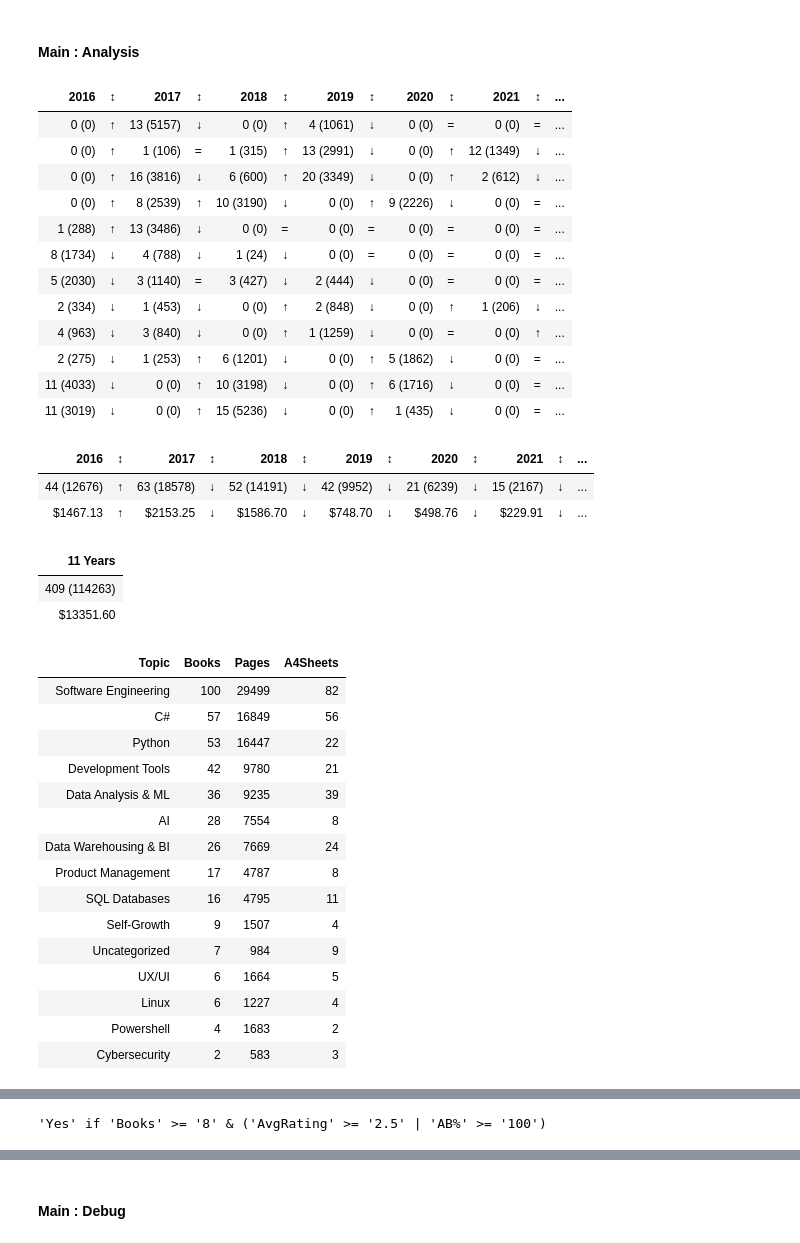
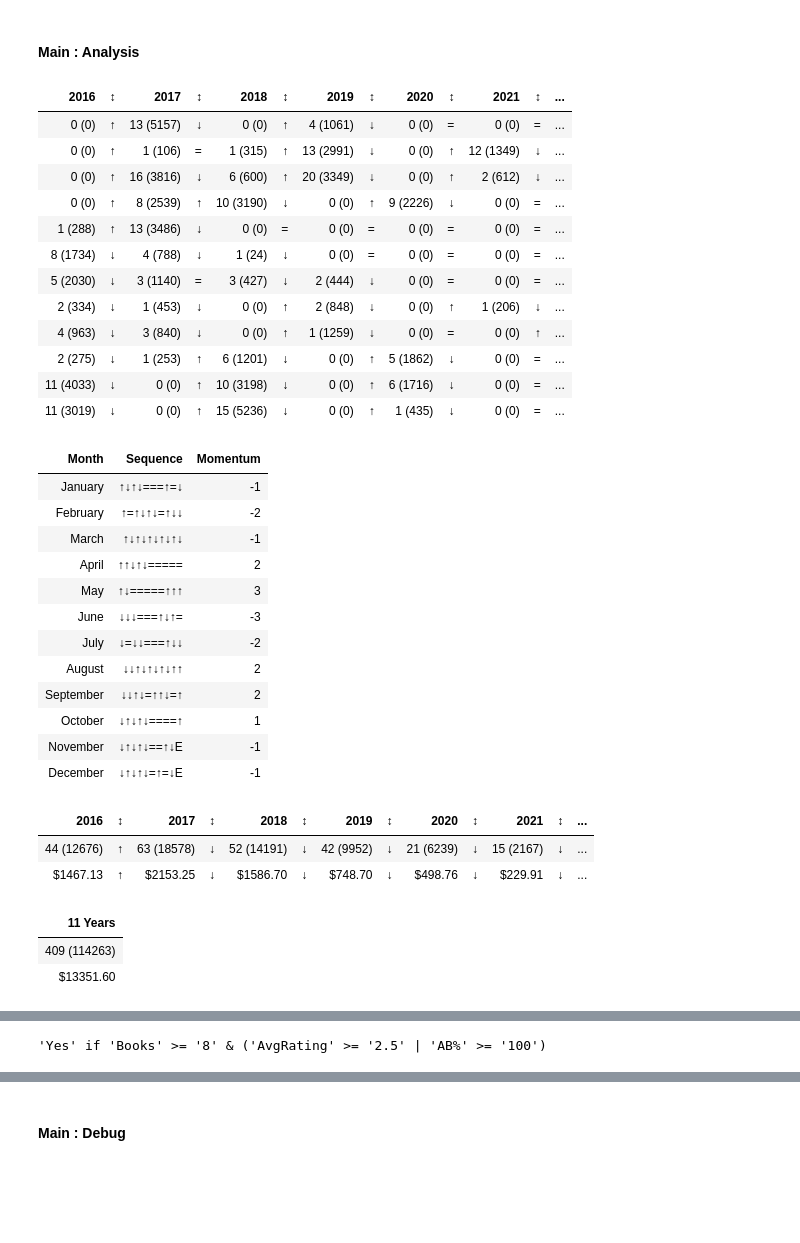
Before and after one commit to numbworks/nwreadinglist, a Jupyter notebook: src/nwreadinglist.ipynb, the cells around one changed output, grey strips where cells are left out. Cells and saved outputs as stored; diff of their text form; code cells hidden in the pictures; blank space fills up the shorter version.

Commit message:
#55 TimeTrackingProcessorg, added support for process_rls_by_month_mom.

```diff
--- a/src/nwreadinglist.ipynb
+++ b/src/nwreadinglist.ipynb
@@ -45,49 +42,49 @@ rl_processor.initialize()
 # %%
+rl_processor : ReadingListProcessor = ReadingListProcessor(component_bag = ComponentBag(), setting_bag = setting_bag)
+rl_processor.initialize()
 rl_processor.process_rls_by_month()
+rl_processor.process_rls_by_month_mom()
 rl_processor.process_rls_by_year()
 rl_processor.process_rls_by_range()
 rl_processor.process_rls_by_topic()
 rl_processor.process_rls_by_topic_trend()
 rl_processor.process_rls_by_publisher()
 rl_processor.process_rls_by_rating()
 rl_processor.process_rl_rating_five()
 rl_processor.process_rls_by_underlines()
 rl_processor.process_rl_most_underlines()
 rl_processor.process_definitions()
 rl_processor.save_as_report()
 # %% [output]
 | 2016 | ↕ | 2017 | ↕ | 2018 | ↕ | 2019 | ↕ | 2020 | ↕ | 2021 | ↕ | ... |
 | 0 (0) | ↑ | 13 (5157) | ↓ | 0 (0) | ↑ | 4 (1061) | ↓ | 0 (0) | = | 0 (0) | = | ... |
 | 0 (0) | ↑ | 1 (106) | = | 1 (315) | ↑ | 13 (2991) | ↓ | 0 (0) | ↑ | 12 (1349) | ↓ | ... |
 | 0 (0) | ↑ | 16 (3816) | ↓ | 6 (600) | ↑ | 20 (3349) | ↓ | 0 (0) | ↑ | 2 (612) | ↓ | ... |
 | 0 (0) | ↑ | 8 (2539) | ↑ | 10 (3190) | ↓ | 0 (0) | ↑ | 9 (2226) | ↓ | 0 (0) | = | ... |
 | 1 (288) | ↑ | 13 (3486) | ↓ | 0 (0) | = | 0 (0) | = | 0 (0) | = | 0 (0) | = | ... |
 | 8 (1734) | ↓ | 4 (788) | ↓ | 1 (24) | ↓ | 0 (0) | = | 0 (0) | = | 0 (0) | = | ... |
 | 5 (2030) | ↓ | 3 (1140) | = | 3 (427) | ↓ | 2 (444) | ↓ | 0 (0) | = | 0 (0) | = | ... |
 | 2 (334) | ↓ | 1 (453) | ↓ | 0 (0) | ↑ | 2 (848) | ↓ | 0 (0) | ↑ | 1 (206) | ↓ | ... |
 | 4 (963) | ↓ | 3 (840) | ↓ | 0 (0) | ↑ | 1 (1259) | ↓ | 0 (0) | = | 0 (0) | ↑ | ... |
 | 2 (275) | ↓ | 1 (253) | ↑ | 6 (1201) | ↓ | 0 (0) | ↑ | 5 (1862) | ↓ | 0 (0) | = | ... |
 | 11 (4033) | ↓ | 0 (0) | ↑ | 10 (3198) | ↓ | 0 (0) | ↑ | 6 (1716) | ↓ | 0 (0) | = | ... |
 | 11 (3019) | ↓ | 0 (0) | ↑ | 15 (5236) | ↓ | 0 (0) | ↑ | 1 (435) | ↓ | 0 (0) | = | ... |
-| 2016 | ↕ | 2017 | ↕ | 2018 | ↕ | 2019 | ↕ | 2020 | ↕ | 2021 | ↕ | ... |
-| 44 (12676) | ↑ | 63 (18578) | ↓ | 52 (14191) | ↓ | 42 (9952) | ↓ | 21 (6239) | ↓ | 15 (2167) | ↓ | ... |
-| $1467.13 | ↑ | $2153.25 | ↓ | $1586.70 | ↓ | $748.70 | ↓ | $498.76 | ↓ | $229.91 | ↓ | ... |
+| Month | Sequence | Momentum |
+| January | ↑↓↑↓===↑=↓ | -1 |
+| February | ↑=↑↓↑↓=↑↓↓ | -2 |
+| March | ↑↓↑↓↑↓↑↓↑↓ | -1 |
+| April | ↑↑↓↑↓===== | 2 |
+| May | ↑↓=====↑↑↑ | 3 |
+| June | ↓↓↓===↑↓↑= | -3 |
+| July | ↓=↓↓===↑↓↓ | -2 |
+| August | ↓↓↑↓↑↓↑↓↑↑ | 2 |
+| September | ↓↓↑↓=↑↑↓=↑ | 2 |
+| October | ↓↑↓↑↓====↑ | 1 |
+| November | ↓↑↓↑↓==↑↓E | -1 |
+| December | ↓↑↓↑↓=↑=↓E | -1 |
-| 11 Years |
-| 409 (114263) |
-| $13351.60 |
+| 2016 | ↕ | 2017 | ↕ | 2018 | ↕ | 2019 | ↕ | 2020 | ↕ | 2021 | ↕ | ... |
+| 44 (12676) | ↑ | 63 (18578) | ↓ | 52 (14191) | ↓ | 42 (9952) | ↓ | 21 (6239) | ↓ | 15 (2167) | ↓ | ... |
+| $1467.13 | ↑ | $2153.25 | ↓ | $1586.70 | ↓ | $748.70 | ↓ | $498.76 | ↓ | $229.91 | ↓ | ... |
-| Topic | Books | Pages | A4Sheets |
-| Software Engineering | 100 | 29499 | 82 |
-| C# | 57 | 16849 | 56 |
-| Python | 53 | 16447 | 22 |
-| Development Tools | 42 | 9780 | 21 |
-| Data Analysis & ML | 36 | 9235 | 39 |
-| AI | 28 | 7554 | 8 |
-| Data Warehousing & BI | 26 | 7669 | 24 |
-| Product Management | 17 | 4787 | 8 |
-| SQL Databases | 16 | 4795 | 11 |
-| Self-Growth | 9 | 1507 | 4 |
-| Uncategorized | 7 | 984 | 9 |
-| UX/UI | 6 | 1664 | 5 |
-| Linux | 6 | 1227 | 4 |
-| Powershell | 4 | 1683 | 2 |
-| Cybersecurity | 2 | 583 | 3 |
+| 11 Years |
+| 409 (114263) |
+| $13351.60 |
```
Also changed, not shown: parts of 2 cells of this notebook, 2 other files.
